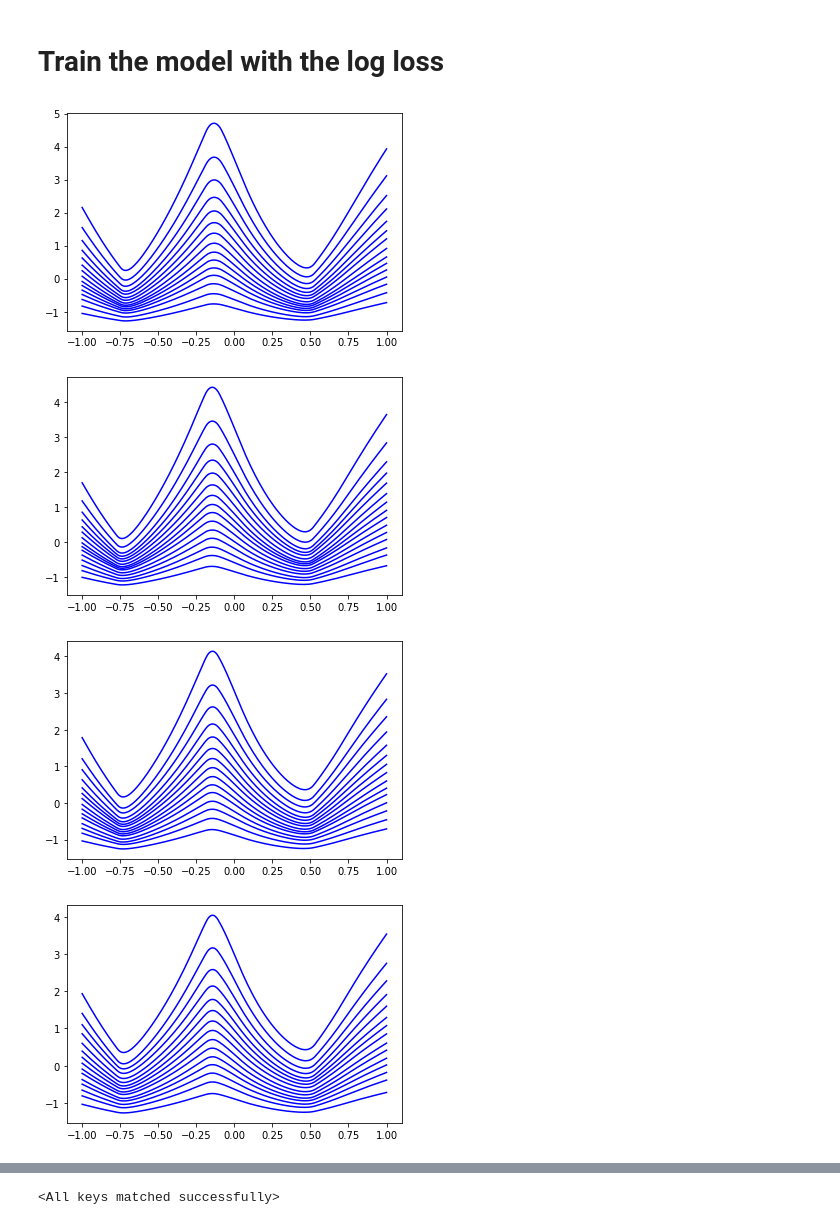
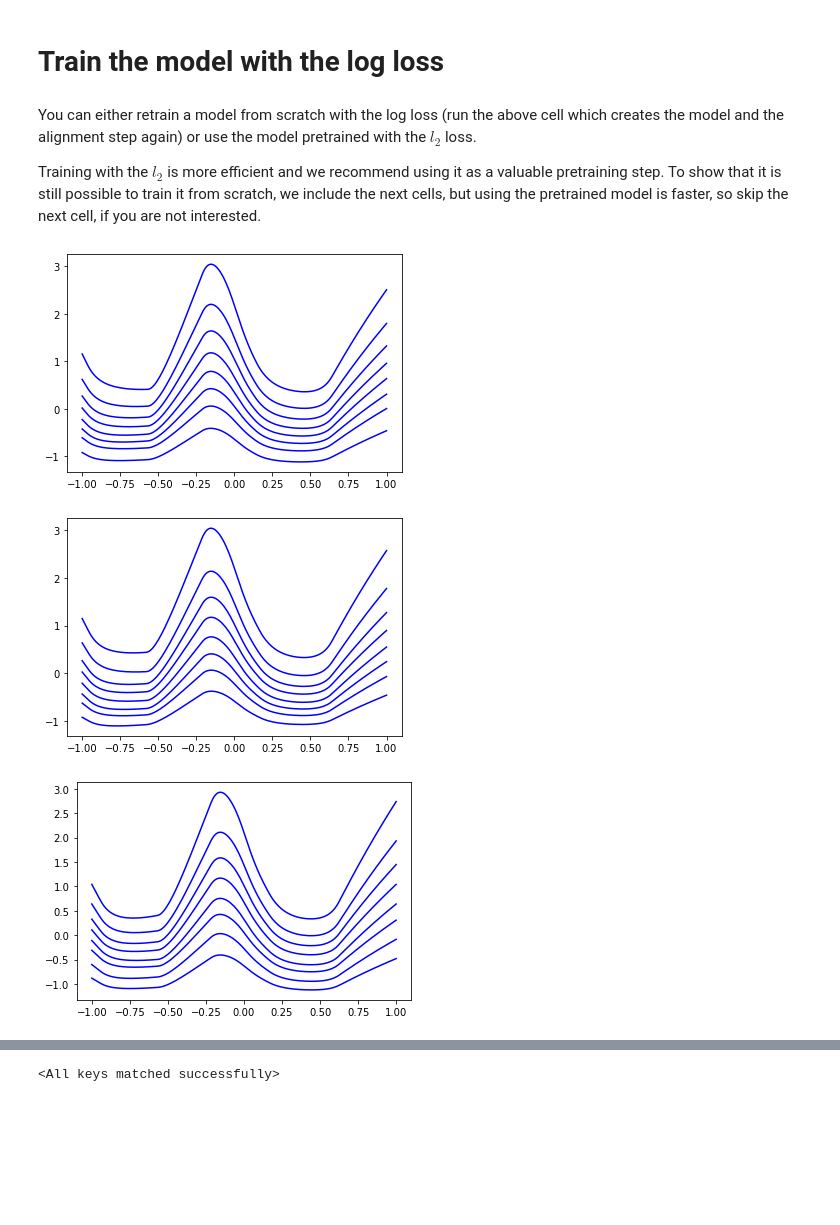
Before and after one commit to tleemann/dpmhp, a Jupyter notebook: DistributionPreservingMHP.ipynb, the cells around one changed output, grey strips where cells are left out. Drawn from its saved outputs; the diff is of its cells as text; code cells hidden in the pictures; blank space fills up the shorter version.

```diff
--- a/DistributionPreservingMHP.ipynb
+++ b/DistributionPreservingMHP.ipynb
@@ -740,8 +740,11 @@ plt.colorbar(shrink = 0.5)
 ## 5. Train the model on the datasets
 # %% [markdown]
 ### 5.1. The callcenter dataset
+# %%
+# We provide pretrained models for num_hypotheses = 8, 15, 40
+num_hypotheses=8
 # %%
-my_model = MHPModel1D(neur_hidden=80, num_hypotheses=15)
+my_model = MHPModel1D(neur_hidden=80, num_hypotheses=num_hypotheses)
 # %%
 optimizer = optim.Adam(my_model.parameters(), lr=1e-3)
 # %% [markdown]
@@ -757,7 +760,8 @@ plot_hypotheses(my_model, torch.linspace(-1,1, 200))
 # %% [markdown]
 Start out with the l2-loss (order is not important)
 # %%
-for i in range(20):
+for i in range(int(2*num_hypotheses)):
     train_mhp_model(my_model, optimizer, draw_samples_callcenter_normalized, nearest_l2_loss_nd, 3000, 1000, 0.0)
-    plot_hypotheses(my_model, torch.linspace(-1,1, 200))
+    if i % 5 == 4:
+        plot_hypotheses(my_model, torch.linspace(-1,1, 200))
 # %% [output]
@@ -780,13 +774,28 @@ torch.save( my_model.state_dict(), "data/callcenter_l2.dat")
 # %% [markdown]
 # Train the model with the log loss
+# %% [markdown]
+You can either retrain a model from scratch with the log loss (run the above cell which creates the model and the alignment step again) or use the model pretrained with the $l_2$ loss.
+
+Training with the $l_2$ is more efficient and we recommend using it as a valuable pretraining step.
+To show that it is still possible to train it from scratch, we include the next cells, but using the pretrained model is faster, so skip the next cell, if you are not interested.
+# %%
+## Optional to train from scratch (skip if not interested)
+my_model = MHPModel1D(neur_hidden=80, num_hypotheses=num_hypotheses)
+optimizer = optim.Adam(my_model.parameters(), lr=1e-3)
+pre_train_mhp_model(my_model)
+
+for i in range(int(1.3*num_hypotheses)):
+    optimizer = optim.Adam(my_model.parameters(), lr=3e-4)
+    train_mhp_model(my_model, optimizer, draw_samples_callcenter_normalized, nearest_log_loss_nd_delta, 5000, 1000, 0.01 if i < 5 else 0.0)
+    if i % 5 == 4:
+        plot_hypotheses(my_model, torch.linspace(-1,1, 200))
 # %%
-# Run this cell until satisfied with the result
-for i in range(5):
+for i in range(int(2*num_hypotheses)):
     optimizer = optim.Adam(my_model.parameters(), lr=1e-4)
-    train_mhp_model(my_model, optimizer, draw_samples_callcenter_normalized, nearest_log_loss_nd_delta, 5000, 1000, 0.00)
-    plot_hypotheses(my_model, torch.linspace(-1,1, 200))
+    train_mhp_model(my_model, optimizer, draw_samples_callcenter_normalized, nearest_log_loss_nd_delta, 5000, 1000, 0.01 if i < 5 else 0.0)
+    if i % 5 == 4:
+        plot_hypotheses(my_model, torch.linspace(-1,1, 200))
 # %% [output]
-[figure, old version]
+[figure, new version]
-[figure, old version]
+[figure, new version]
-[figure, old version]
+[figure, new version]
-[figure, removed]
```
Also changed, not shown: parts of 14 cells of this notebook, 8 other files.
